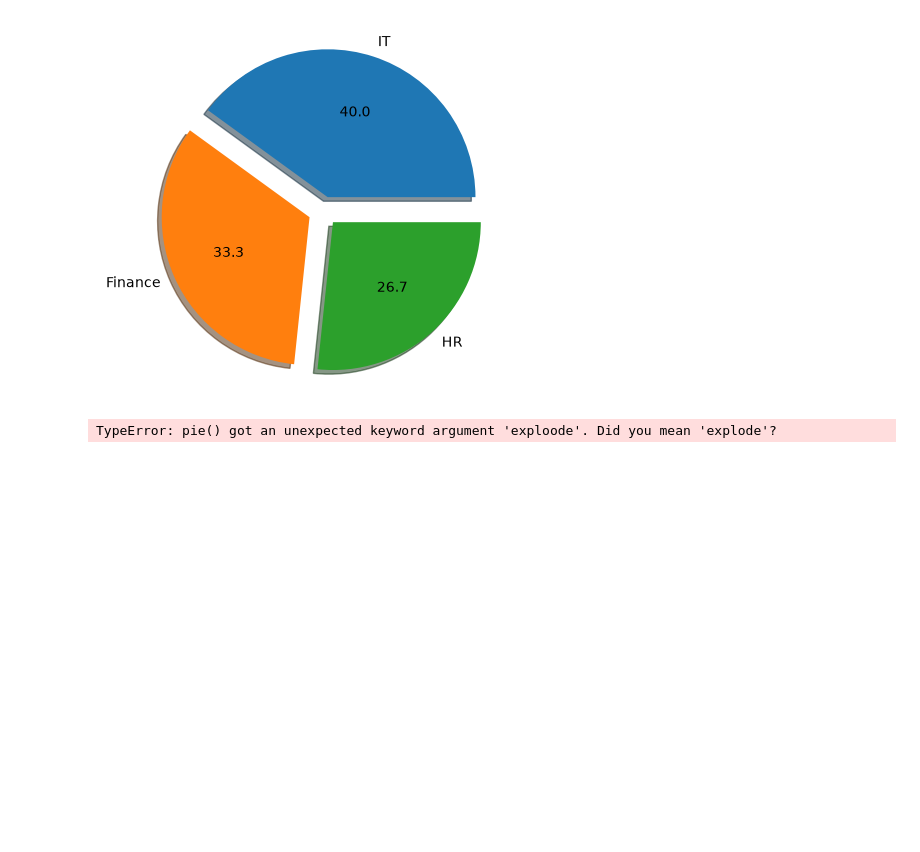
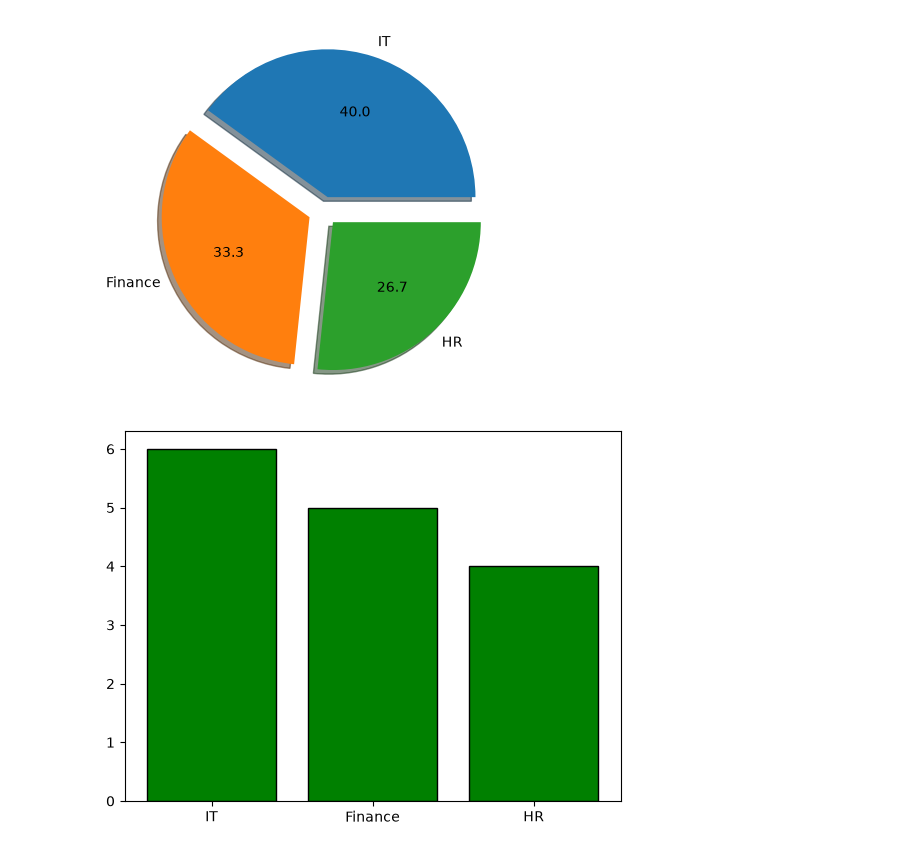
Before and after one commit to omaej78-star/python-for-data-science-practice, a Jupyter notebook: Matplotliblearn.ipynb, the cells around one changed output. Drawn from its saved outputs; the diff is of its cells as text; code cells hidden in the pictures; blank space fills up the shorter version.

```diff
--- a/Matplotliblearn.ipynb
+++ b/Matplotliblearn.ipynb
@@ -87,6 +85,7 @@ plt.show()
 # %% [output]
 [figure]
 # %%
-plt.pie(count,labels=count.index,autopct="%1.1f",explode=[0.1,0.1,0.10],shadow=True)
+plt.bar(count.index,count,color="green",edgecolor="black")
+plt.show()
 # %% [output]
-TypeError: pie() got an unexpected keyword argument 'exploode'. Did you mean 'explode'?
+[figure, added]
```
Also changed, not shown: parts of 11 cells of this notebook.
